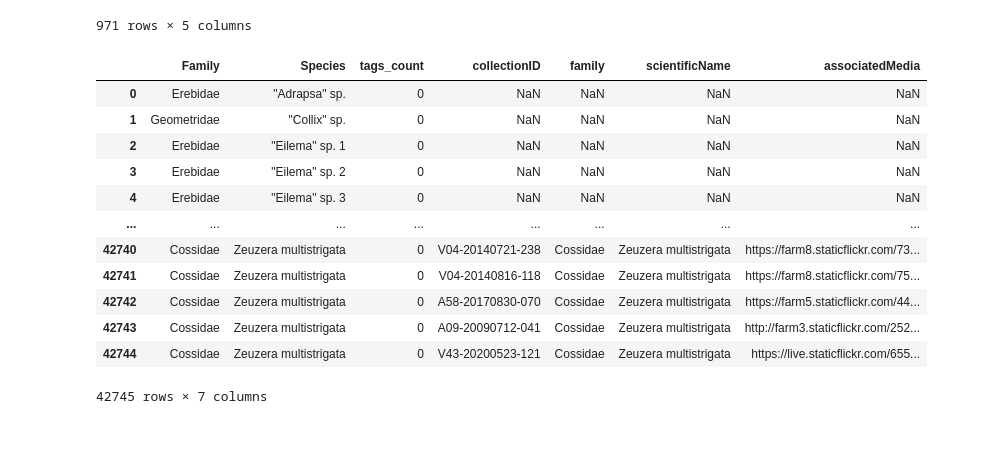
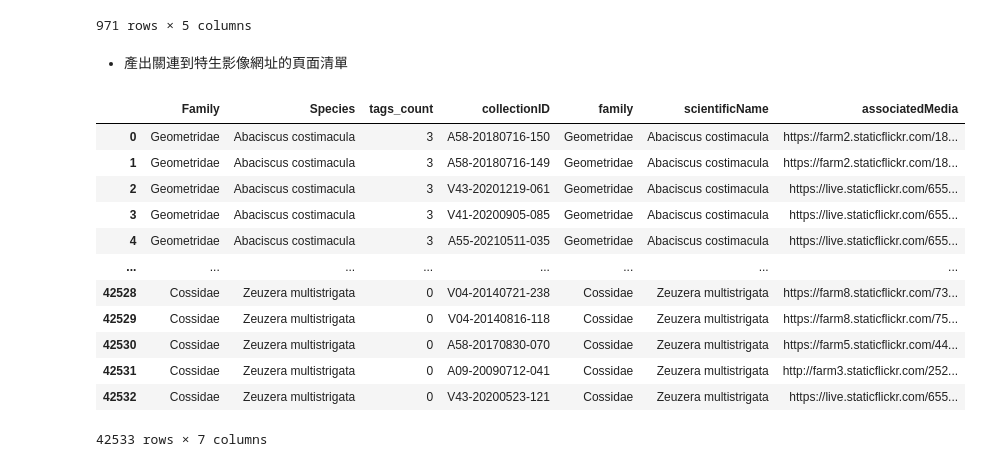
Before and after one commit to YunghuiHsu/Moth_Project, a Jupyter notebook: Moth_thermal/data/dearlep_img_species/check_MC.ipynb, the cells around one changed output. Saved outputs shown, nothing was run; the diff lists cells and outputs as text; code cells hidden in the pictures; blank space fills up the shorter version.

```diff
--- a/Moth_thermal/data/dearlep_img_species/check_MC.ipynb
+++ b/Moth_thermal/data/dearlep_img_species/check_MC.ipynb
@@ -1224,25 +1224,33 @@ df_MC_tags_count
 | 969 | Erebidae | Zanclognatha sp. | NaN | 0 | 0 |
 | 970 | Cossidae | Zeuzera multistrigata | 344052 | 2 | 0 |
 971 rows × 5 columns
+# %% [markdown]
+- 產出關連到特生影像網址的頁面清單
 # %%
 df_MC_tersi =  (df_MC_tags_count[['Family', 'Species','tags_count']]
                 .merge(df_verbatim_[['collectionID','family','scientificName','associatedMedia']],
                        left_on=['Family','Species'],
                        right_on=['family','scientificName'],
                        how='left')
                 )
+df_MC_tersi.dropna(subset=['collectionID'], inplace=True)
+assert df_MC_tersi.query('associatedMedia.isnull()').__len__() == 0
+df_MC_tersi.reset_index(drop=True, inplace=True)
+
+df_MC_tersi.to_csv('meta/MC_tersi_imgpath')
+df_MC_tersi = pd.read_csv('meta/MC_tersi_imgpath', index_col=0)
 df_MC_tersi
 # %% [output]
 |  | Family | Species | tags_count | collectionID | family | scientificName | associatedMedia |
-| 0 | Erebidae | "Adrapsa" sp. | 0 | NaN | NaN | NaN | NaN |
-| 1 | Geometridae | "Collix" sp. | 0 | NaN | NaN | NaN | NaN |
-| 2 | Erebidae | "Eilema" sp. 1 | 0 | NaN | NaN | NaN | NaN |
-| 3 | Erebidae | "Eilema" sp. 2 | 0 | NaN | NaN | NaN | NaN |
-| 4 | Erebidae | "Eilema" sp. 3 | 0 | NaN | NaN | NaN | NaN |
+| 0 | Geometridae | Abaciscus costimacula | 3 | A58-20180716-150 | Geometridae | Abaciscus costimacula | https://farm2.staticflickr.com/18... |
+| 1 | Geometridae | Abaciscus costimacula | 3 | A58-20180716-149 | Geometridae | Abaciscus costimacula | https://farm2.staticflickr.com/18... |
+| 2 | Geometridae | Abaciscus costimacula | 3 | V43-20201219-061 | Geometridae | Abaciscus costimacula | https://live.staticflickr.com/655... |
+| 3 | Geometridae | Abaciscus costimacula | 3 | V41-20200905-085 | Geometridae | Abaciscus costimacula | https://live.staticflickr.com/655... |
+| 4 | Geometridae | Abaciscus costimacula | 3 | A55-20210511-035 | Geometridae | Abaciscus costimacula | https://live.staticflickr.com/655... |
 | ... | ... | ... | ... | ... | ... | ... | ... |
-| 42740 | Cossidae | Zeuzera multistrigata | 0 | V04-20140721-238 | Cossidae | Zeuzera multistrigata | https://farm8.staticflickr.com/73... |
-| 42741 | Cossidae | Zeuzera multistrigata | 0 | V04-20140816-118 | Cossidae | Zeuzera multistrigata | https://farm8.staticflickr.com/75... |
-| 42742 | Cossidae | Zeuzera multistrigata | 0 | A58-20170830-070 | Cossidae | Zeuzera multistrigata | https://farm5.staticflickr.com/44... |
-| 42743 | Cossidae | Zeuzera multistrigata | 0 | A09-20090712-041 | Cossidae | Zeuzera multistrigata | http://farm3.staticflickr.com/252... |
-| 42744 | Cossidae | Zeuzera multistrigata | 0 | V43-20200523-121 | Cossidae | Zeuzera multistrigata | https://live.staticflickr.com/655... |
+| 42528 | Cossidae | Zeuzera multistrigata | 0 | V04-20140721-238 | Cossidae | Zeuzera multistrigata | https://farm8.staticflickr.com/73... |
+| 42529 | Cossidae | Zeuzera multistrigata | 0 | V04-20140816-118 | Cossidae | Zeuzera multistrigata | https://farm8.staticflickr.com/75... |
+| 42530 | Cossidae | Zeuzera multistrigata | 0 | A58-20170830-070 | Cossidae | Zeuzera multistrigata | https://farm5.staticflickr.com/44... |
+| 42531 | Cossidae | Zeuzera multistrigata | 0 | A09-20090712-041 | Cossidae | Zeuzera multistrigata | http://farm3.staticflickr.com/252... |
+| 42532 | Cossidae | Zeuzera multistrigata | 0 | V43-20200523-121 | Cossidae | Zeuzera multistrigata | https://live.staticflickr.com/655... |
-42745 rows × 7 columns
+42533 rows × 7 columns
```
Also changed, not shown: parts of 15 cells of this notebook, 2 other files.
